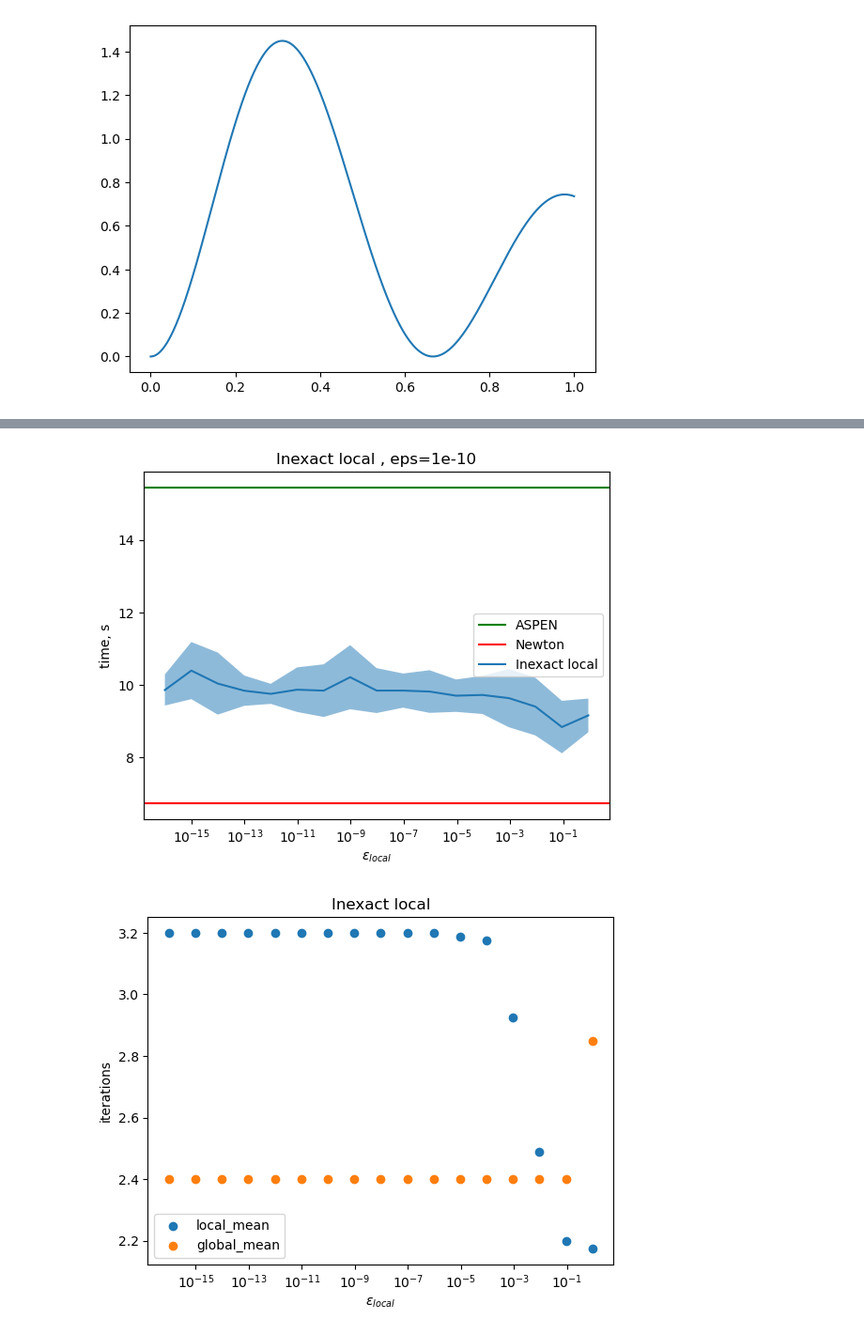
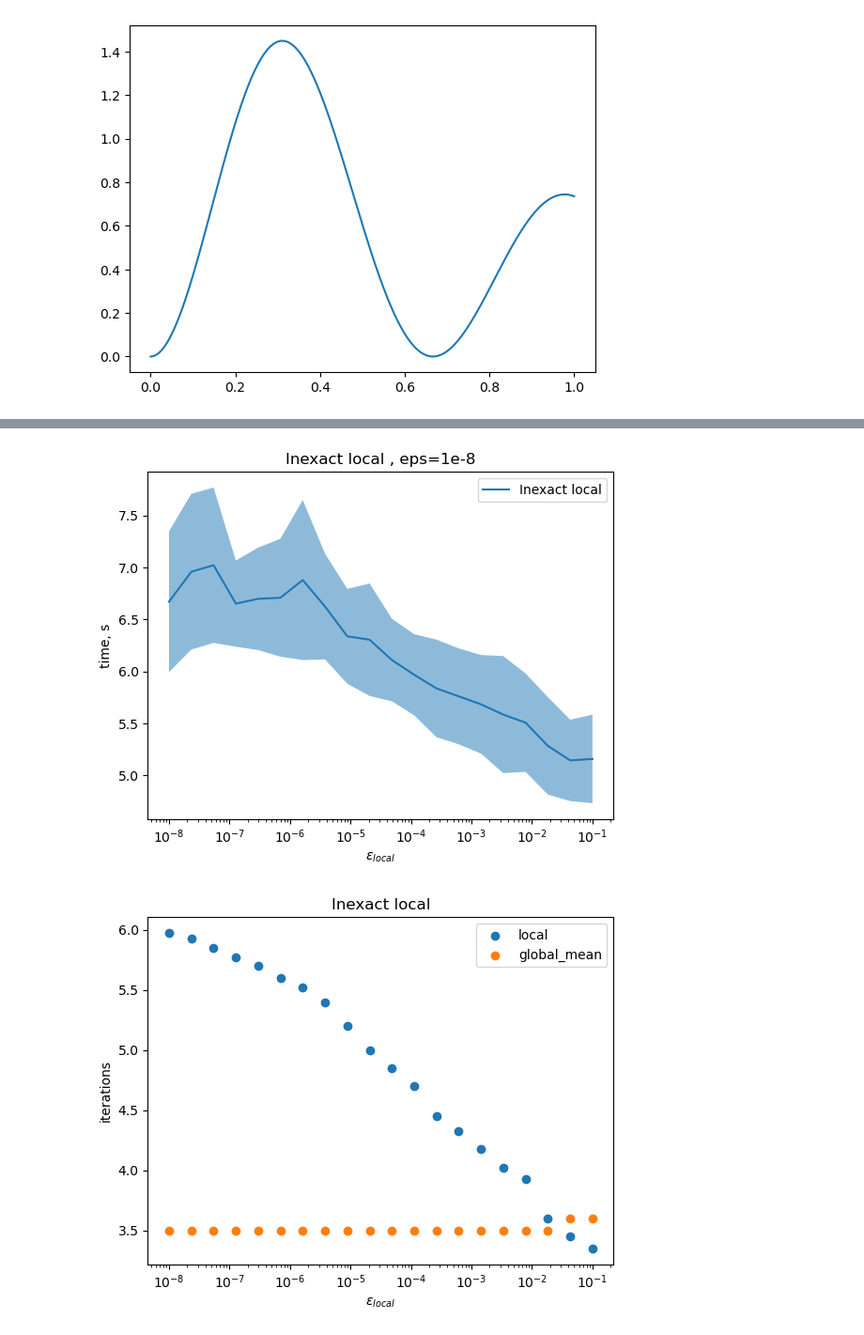
Before and after one commit to animih/aspen-study, a Jupyter notebook: one_phase_test1.ipynb, the cells around one changed output, grey strips where cells are left out. Shown at 94% size. Saved outputs shown, nothing was run; the diff lists cells and outputs as text; code cells hidden in the pictures.

```diff
--- a/one_phase_test1.ipynb
+++ b/one_phase_test1.ipynb
@@ -43,6 +136,6 @@ class Diffusion():
 # %%
 Nx = 1000
-Nt = 20
+Nt = 10
 param ={'Nx': Nx, 'Nt' : Nt}
 x = np.linspace(0, 1, Nx)
 D = Diffusion(Nx, 0.9, 1, 0.2e-2, model=model)
@@ -205,18 +369,39 @@ solver.setSolver(nl_solver)
+# %%
+Nd = 4
+Nx = 1000
+Nt = 10
+param ={'Nx': Nx, 'Nt' : Nt}
+x = np.linspace(0, 1, Nx)
+param ={'Nx': Nx, 'Nt' : Nt}
+D = Diffusion(Nx, 0.9, 1, 0.2e-2, model=model)
+
+prob = one_phase(D, param)
+solver = fxbd_1D(param, prob)
+solver.setBoundary(bd1, bd2)
+solver.setSources([0.625], [-0.6])
+solver.setInitial(x0)
+
+partion = pt.partion_equally(Nx, Nd)
+nl_solver = aspen(Nd, partion, crit_abs = 1e-8)
+solver.setSolver(nl_solver)
 # %%
-time = np.zeros(17)
-delta = np.zeros(17)
-gb_iters = np.zeros((17, Nt))
-lc_iters = np.zeros((17, Nd, Nt))
+time = np.zeros(20)
+delta = np.zeros(20)
+gb_iters = np.zeros((20, Nt))
+lc_iters = np.zeros((20, Nd, Nt))
+Cost_softloc = np.zeros((20, Nt))
 
 i = 0
-for crit_rel in np.logspace(-16, -0.05, 17):
-    nl_solver = aspen(Nd, partion, newton_crit_rel = crit_rel)
+for crit_rel in np.logspace(-8, -1, 20):
+    nl_solver = aspen(Nd, partion, crit_abs = 1e-8, crit_rel = crit_rel)
     solver.setSolver(nl_solver)
     _, mes, time[i], delta[i] = test(solver, sample_size=4)
     gb_iters[i, :] = solver.timelog.aspen_iters
     lc_iters[i, :, :] = solver.timelog.domain_iters
     if(mes != 'OK'):
         print(i, mes)
+    Cost_softloc[i, :] = Nx*( (c_r+c_l)*solver.timelog.aspen_iters+c_r
+    + np.mean(solver.timelog.domain_iters, axis = 0)*(c_r+c_l+c_j))
     i += 1
 # %% [output]
 test started
@@ -239,28 +424,26 @@ mean aspen iterations:  2.85
 # %%
-crit_rel = np.logspace(-16, -0.05, 17)
+crit_rel = np.logspace(-8, -1, 20)
 
-plt.title('Inexact local , eps=1e-10')
+plt.title('Inexact local , eps=1e-8')
 plt.ylabel('time, s')
 plt.xlabel(r'$\varepsilon_{local}$')
 plt.xscale('log')
-plt.axhline(15.45, color='g', label='ASPEN')
-plt.axhline(6.729, color='r', label='Newton')
 plt.plot(crit_rel, time, label='Inexact local')
 plt.fill_between(crit_rel, time+np.sqrt(delta),
                 time-np.sqrt(delta), alpha=0.5)
-plt.savefig('./data/Diff0_I_time', dpi=400)
+plt.savefig('./data/rel0_Diff0_I_time', dpi=400)
 plt.legend()
 plt.show()
 
 plt.title('Inexact local')
 plt.ylabel('iterations')
 plt.xlabel(r'$\varepsilon_{local}$')
 plt.xscale('log')
 plt.scatter(crit_rel, np.mean(np.mean(lc_iters, axis = 2), axis = 1), label='local')
 plt.scatter(crit_rel, np.mean(gb_iters, axis = 1), label='global_mean')
 plt.legend()
-plt.savefig('./data/Diff0_I_lc_iters', dpi=400)
+plt.savefig('./data/rel0_Diff0_I_lc_iters', dpi=400)
 plt.show()
 # %% [output]
-[figure, old version]
+[figure, new version]
-[figure, old version]
+[figure, new version]
```
Also changed, not shown: parts of 40 cells of this notebook, 5 other files.
